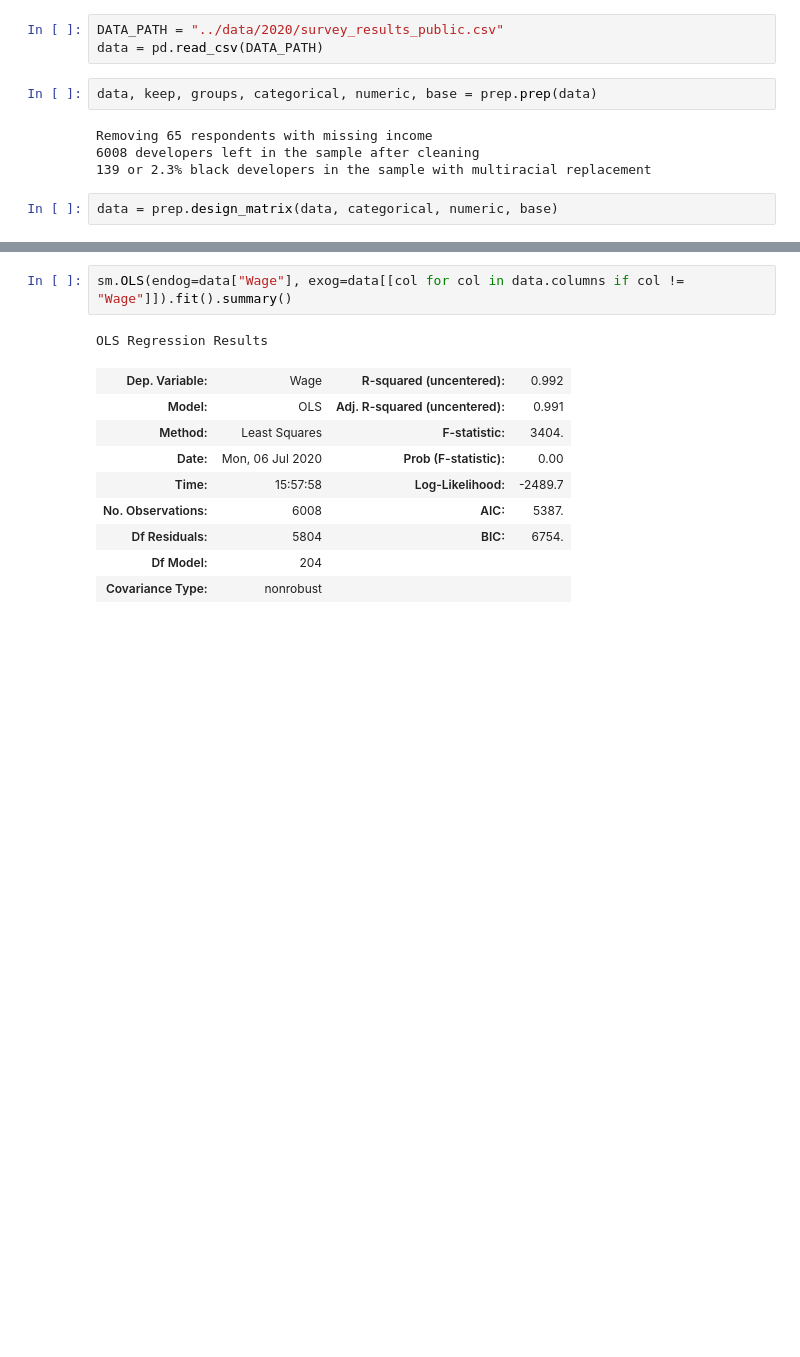
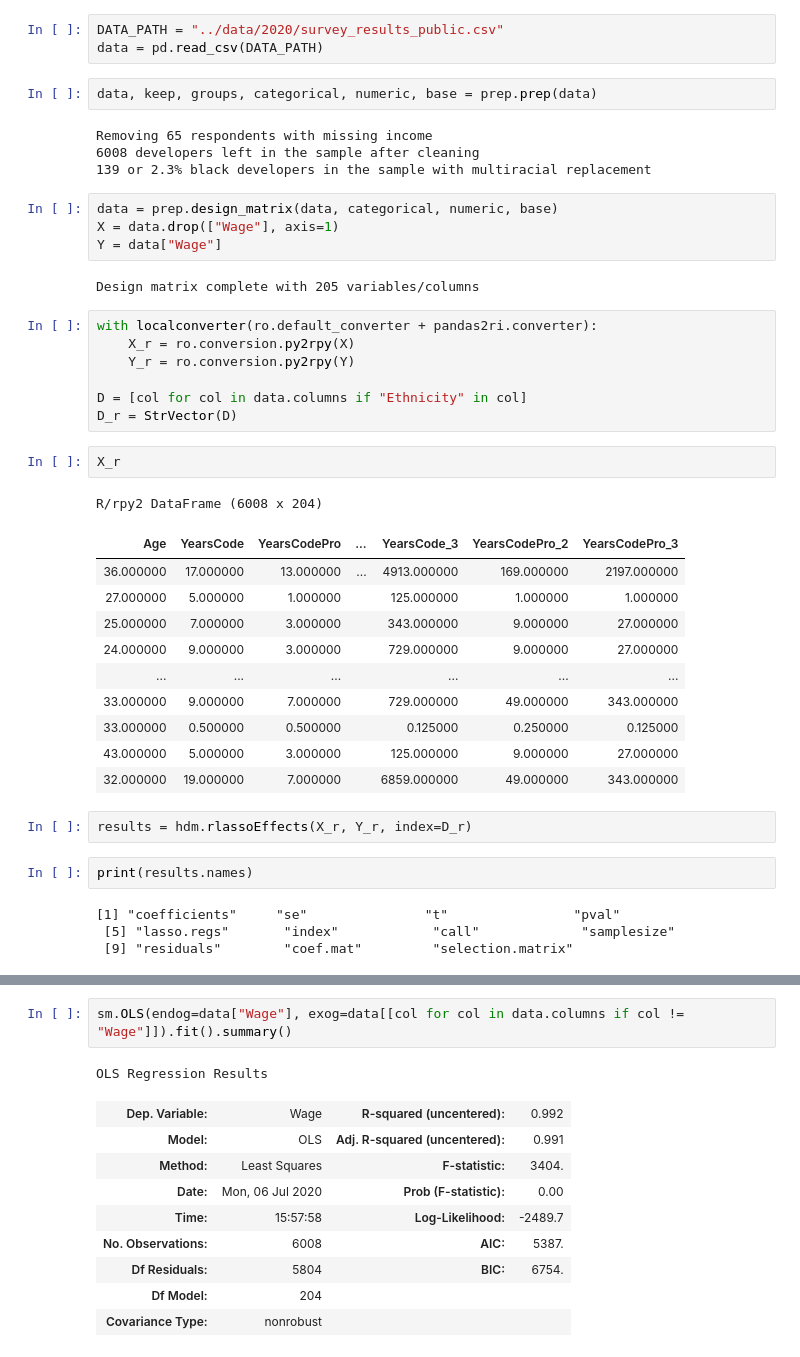
Before and after one commit to whoisnnamdi/black-dev-2020, a Jupyter notebook: code/notebook.ipynb, the cells around one changed output, grey strips where cells are left out. Cells and saved outputs as stored; diff of their text form; blank space fills up the shorter version.

Commit message:
Initial hdm results

```diff
--- a/code/notebook.ipynb
+++ b/code/notebook.ipynb
@@ -24,3 +54,36 @@ Removing 65 respondents with missing income
 139 or 2.3% black developers in the sample with multiracial replacement
 # %%
 data = prep.design_matrix(data, categorical, numeric, base)
+X = data.drop(["Wage"], axis=1)
+Y = data["Wage"]
+# %% [output]
+Design matrix complete with 205 variables/columns
+# %%
+with localconverter(ro.default_converter + pandas2ri.converter):
+    X_r = ro.conversion.py2rpy(X)
+    Y_r = ro.conversion.py2rpy(Y)
+
+D = [col for col in data.columns if "Ethnicity" in col]
+D_r = StrVector(D)
+# %%
+X_r
+# %% [output]
+R/rpy2 DataFrame (6008 x 204)
+| Age | YearsCode | YearsCodePro | ... | YearsCode_3 | YearsCodePro_2 | YearsCodePro_3 |
+| 36.000000 | 17.000000 | 13.000000 | ... | 4913.000000 | 169.000000 | 2197.000000 |
+| 27.000000 | 5.000000 | 1.000000 |  | 125.000000 | 1.000000 | 1.000000 |
+| 25.000000 | 7.000000 | 3.000000 |  | 343.000000 | 9.000000 | 27.000000 |
+| 24.000000 | 9.000000 | 3.000000 |  | 729.000000 | 9.000000 | 27.000000 |
+| ... | ... | ... |  | ... | ... | ... |
+| 33.000000 | 9.000000 | 7.000000 |  | 729.000000 | 49.000000 | 343.000000 |
+| 33.000000 | 0.500000 | 0.500000 |  | 0.125000 | 0.250000 | 0.125000 |
+| 43.000000 | 5.000000 | 3.000000 |  | 125.000000 | 9.000000 | 27.000000 |
+| 32.000000 | 19.000000 | 7.000000 |  | 6859.000000 | 49.000000 | 343.000000 |
+# %%
+results = hdm.rlassoEffects(X_r, Y_r, index=D_r)
+# %%
+print(results.names)
+# %% [output]
+[1] "coefficients"     "se"               "t"                "pval"
+ [5] "lasso.regs"       "index"            "call"             "samplesize"
+ [9] "residuals"        "coef.mat"         "selection.matrix"
```
Also changed, not shown: parts of 7 cells of this notebook, 1 other file.
